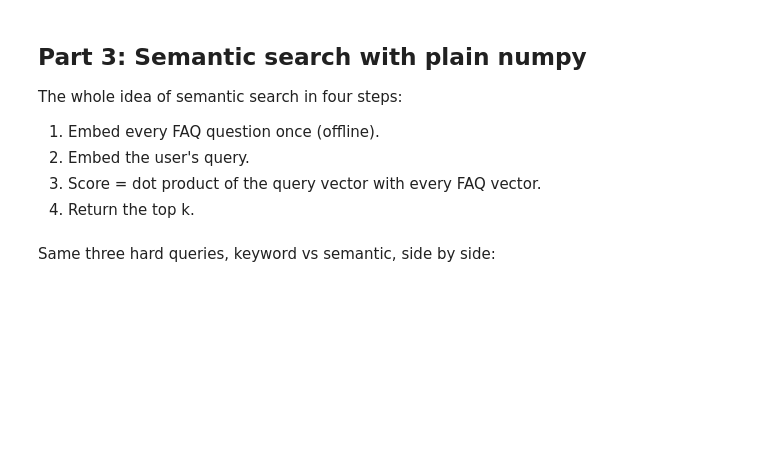
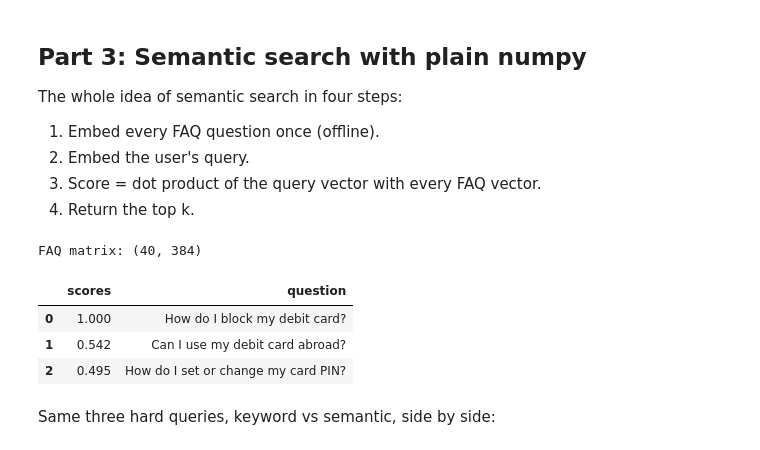
Before and after one commit to AdityaThakare72/MITU_post_hf_oct, a Jupyter notebook: 3Embeddings_Vector_Databases_Retrieval.ipynb, the cells around one changed output. Cells and saved outputs as stored; diff of their text form; code cells hidden in the pictures; blank space fills up the shorter version.

```diff
--- a/3Embeddings_Vector_Databases_Retrieval.ipynb
+++ b/3Embeddings_Vector_Databases_Retrieval.ipynb
@@ -360,10 +449,24 @@ print("FAQ matrix:", faq_vectors.shape)
 
 def semantic_search(query, k=3):
     # TODO 1: embed the query (normalized)
+    q = embedder.encode(query, normalize_embeddings= True)
     # TODO 2: scores = dot product of faq_vectors with the query vector
+    scores = faq_vectors @ q
     # TODO 3: indexes of the top k scores, highest first
+    top = np.argsort(scores)[::-1][:k]
     # TODO 4: return a DataFrame with score and question
-    pass
+
+    return pd.DataFrame({'scores': scores[top].round(3),
+                         'question': faq['question'].iloc[top].values})
+# %% [output]
+FAQ matrix: (40, 384)
+# %%
+semantic_search('How do I block my debit card?')
+# %% [output]
+|  | scores | question |
+| 0 | 1.000 | How do I block my debit card? |
+| 1 | 0.542 | Can I use my debit card abroad? |
+| 2 | 0.495 | How do I set or change my card PIN? |
 # %% [markdown]
 Same three hard queries, keyword vs semantic, side by side:
 # %%
```
Also changed, not shown: parts of 34 cells of this notebook, 2 other files.
